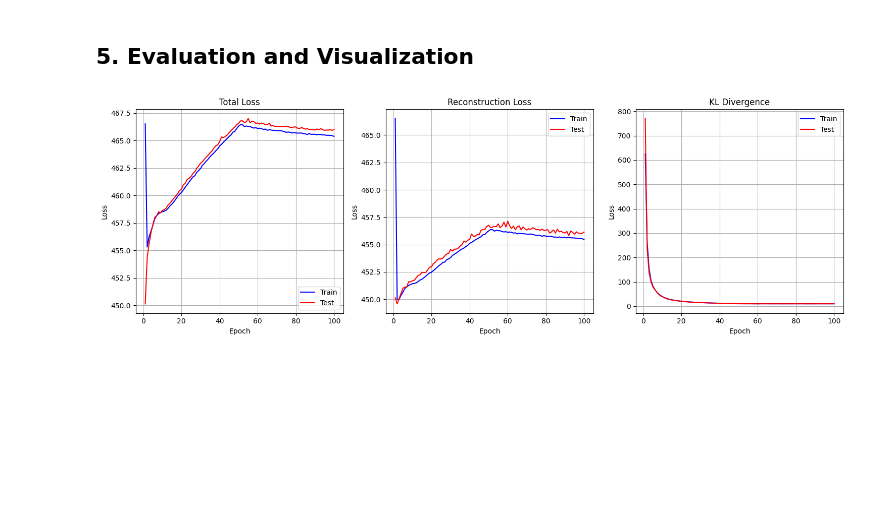
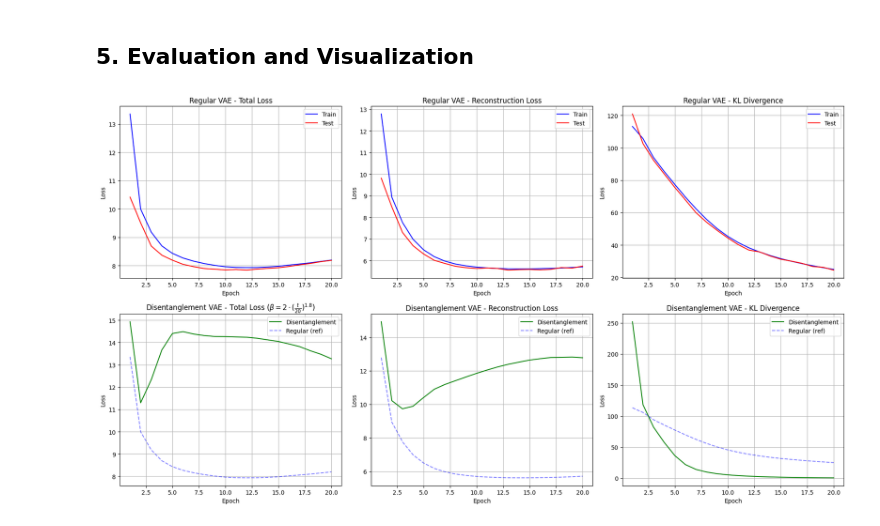
Before and after one commit to senemogluc/vae-medical-image-generator, a Jupyter notebook: modular_vae_analysis.ipynb, the cells around one changed output. Drawn from its saved outputs; the diff is of its cells as text; code cells hidden in the pictures; blank space fills up the shorter version.

Commit message:
Final version of the model notebook.

```diff
--- a/modular_vae_analysis.ipynb
+++ b/modular_vae_analysis.ipynb
@@ -165,0 +197,7 @@ Batches per epoch: 704
+# %%
+data_flags = ['pathmnist', 'bloodmnist', 'dermamnist']
+train_loader, test_loader, dataset_infos = create_combined_data_loaders(data_flags, batch_size=64)
+
+print(f"Loaded {len(dataset_infos)} datasets.")
+print(f"Combined train size: {len(train_loader.dataset)}")
+print(f"Combined test size: {len(test_loader.dataset)}")
@@ -198,12 +240,12 @@ class Encoder(nn.Module):
         self.conv_layers = nn.Sequential(
             # Input: 28x28x3 -> 14x14x32
             nn.Conv2d(input_channels, 32, kernel_size=3, stride=2, padding=1),
-            nn.BatchNorm2d(32),
+            nn.GroupNorm(num_groups=4, num_channels=32),
             nn.ReLU(inplace=True),
 
             # 14x14x32 -> 7x7x64
             nn.Conv2d(32, 64, kernel_size=3, stride=2, padding=1),
-            nn.BatchNorm2d(64),
+            nn.GroupNorm(num_groups=8, num_channels=64),
             nn.ReLU(inplace=True),
         )
 
@@ -251,12 +293,12 @@ class Decoder(nn.Module):
         self.deconv_layers = nn.Sequential(
             # 7x7x64 -> 14x14x64
             nn.ConvTranspose2d(64, 64, kernel_size=3, stride=2, padding=1, output_padding=1),
-            nn.BatchNorm2d(64),
+            nn.GroupNorm(num_groups=8, num_channels=64),
             nn.ReLU(inplace=True),
 
             # 14x14x64 -> 28x28x32
             nn.ConvTranspose2d(64, 32, kernel_size=3, stride=2, padding=1, output_padding=1),
-            nn.BatchNorm2d(32),
+            nn.GroupNorm(num_groups=4, num_channels=32),
             nn.ReLU(inplace=True),
 
             # 28x28x32 -> 28x28x16
@@ -625,25 +666,29 @@ disentanglement_model = VAE(
     use_perceptual_loss=CONFIG['USE_PERCEPTUAL_LOSS']
 ).to(device)
 
-disentanglement_optimizer = optim.Adam(disentanglement_model.parameters(), lr=CONFIG['LEARNING_RATE'])
+disentanglement_optimizer = optim.Adam(disentanglement_model.parameters(), lr=CONFIG['LEARNING_RATE'] / 4)
 
 # Disentanglement training with high beta (following ConvolutionalVariationalEncoder)
 disentanglement_losses = []
 beta_disentanglement = CONFIG['DISENTANGLEMENT_BETA']  # High beta for disentanglement
+
+def disentanglement_func(epoch_num):
+    return 2 * ((epoch_num / 20) ** (1.8))
 
 print(f"\nStarting disentanglement training with β={beta_disentanglement}")
 print(f"Epochs: {CONFIG['NUM_EPOCHS']}")
 
 for epoch in range(CONFIG['NUM_EPOCHS']):
     # Use fixed high beta for disentanglement (no annealing)
+    beta = disentanglement_func(epoch)
     train_metrics = train_epoch(disentanglement_model, train_loader, disentanglement_optimizer,
-                               device, beta_disentanglement)
+                               device, beta)
 
     # Store losses
     disentanglement_losses.append(train_metrics)
 
     # Print epoch summary
-    print(f"Disentanglement Epoch [{epoch+1}/{CONFIG['NUM_EPOCHS']}] β={beta_disentanglement}")
+    print(f"Disentanglement Epoch [{epoch+1}/{CONFIG['NUM_EPOCHS']}] β={beta}")
     print(f"  Train - Loss: {train_metrics['total_loss']:.4f}, "
           f"Recon: {train_metrics['recon_loss']:.4f}, "
           f"KL: {train_metrics['kl_loss']:.4f}")
@@ -718,41 +785,41 @@ def plot_training_curves(train_losses: list, test_losses: list,
         # Total loss
         axes[1,0].plot(disentanglement_epochs, [m['total_loss'] for m in disentanglement_losses], 'g-', label='Disentanglement')
         axes[1,0].plot(epochs, [m['total_loss'] for m in train_losses], 'b--', alpha=0.5, label='Regular (ref)')
-        axes[1,0].set_title(f'Disentanglement VAE - Total Loss (β={CONFIG["DISENTANGLEMENT_BETA"]})')
+        axes[1,0].set_title(r'Disentanglement VAE - Total Loss ($\beta = 2 \cdot (\frac{t}{20})^{1.8}$)')
         axes[1,0].set_xlabel('Epoch')
         axes[1,0].set_ylabel('Loss')
         axes[1,0].legend()
         axes[1,0].grid(True)
 
         # Reconstruction loss
         axes[1,1].plot(disentanglement_epochs, [m['recon_loss'] for m in disentanglement_losses], 'g-', label='Disentanglement')
         axes[1,1].plot(epochs, [m['recon_loss'] for m in train_losses], 'b--', alpha=0.5, label='Regular (ref)')
         axes[1,1].set_title('Disentanglement VAE - Reconstruction Loss')
         axes[1,1].set_xlabel('Epoch')
         axes[1,1].set_ylabel('Loss')
         axes[1,1].legend()
         axes[1,1].grid(True)
 
         # KL divergence
         axes[1,2].plot(disentanglement_epochs, [m['kl_loss'] for m in disentanglement_losses], 'g-', label='Disentanglement')
         axes[1,2].plot(epochs, [m['kl_loss'] for m in train_losses], 'b--', alpha=0.5, label='Regular (ref)')
         axes[1,2].set_title('Disentanglement VAE - KL Divergence')
         axes[1,2].set_xlabel('Epoch')
         axes[1,2].set_ylabel('Loss')
         axes[1,2].legend()
         axes[1,2].grid(True)
     else:
         # Hide bottom row if no disentanglement data
         for ax in axes[1,:]:
             ax.set_visible(False)
 
     plt.tight_layout()
     plt.show()
 
 # Plot the curves
 plot_training_curves(train_losses, test_losses, disentanglement_losses)
 # %% [output]
-[figure, old version]
+[figure, new version]
 # %%
 # Visualization functions
 def show_reconstruction_comparison(model: VAE, test_loader: DataLoader,
```
Also changed, not shown: parts of 13 cells of this notebook.
